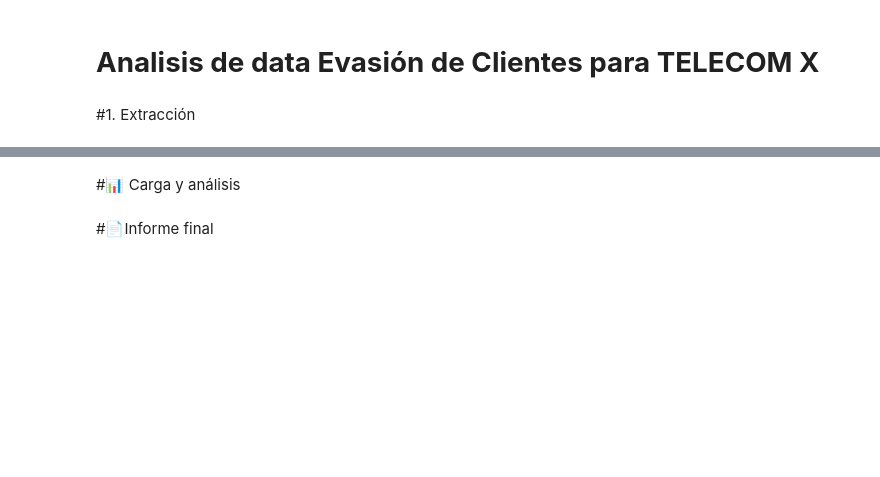
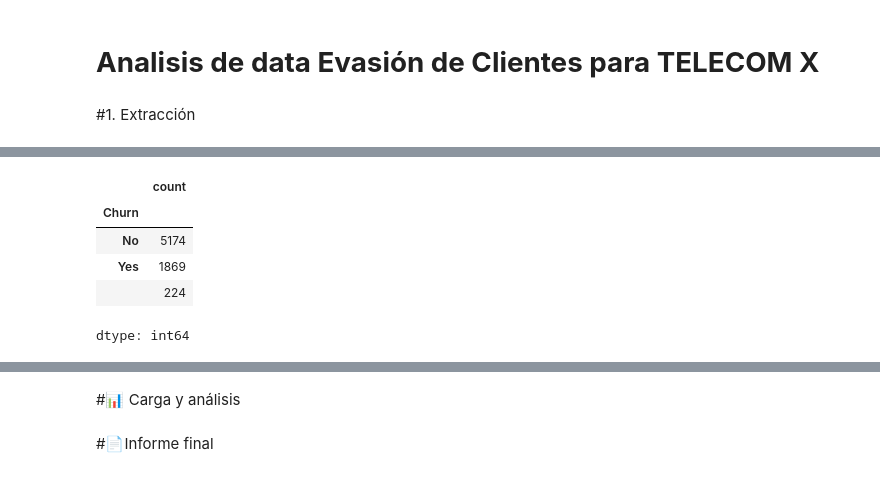
Before and after one commit to JAPreP/Desafio-Telecom-X-, a Jupyter notebook: TelecomX_JulianPreciado.ipynb, the cells around one changed output, grey strips where cells are left out. Saved outputs shown, nothing was run; the diff lists cells and outputs as text; code cells hidden in the pictures; blank space fills up the shorter version.

```diff
--- a/TelecomX_JulianPreciado.ipynb
+++ b/TelecomX_JulianPreciado.ipynb
@@ -8,0 +117,9 @@
+# %%
+df_final['Churn'].value_counts()
+# %% [output]
+|  | count |
+| Churn |  |
+| No | 5174 |
+| Yes | 1869 |
+|  | 224 |
+dtype: int64
```
Also changed, not shown: parts of 9 cells of this notebook.
